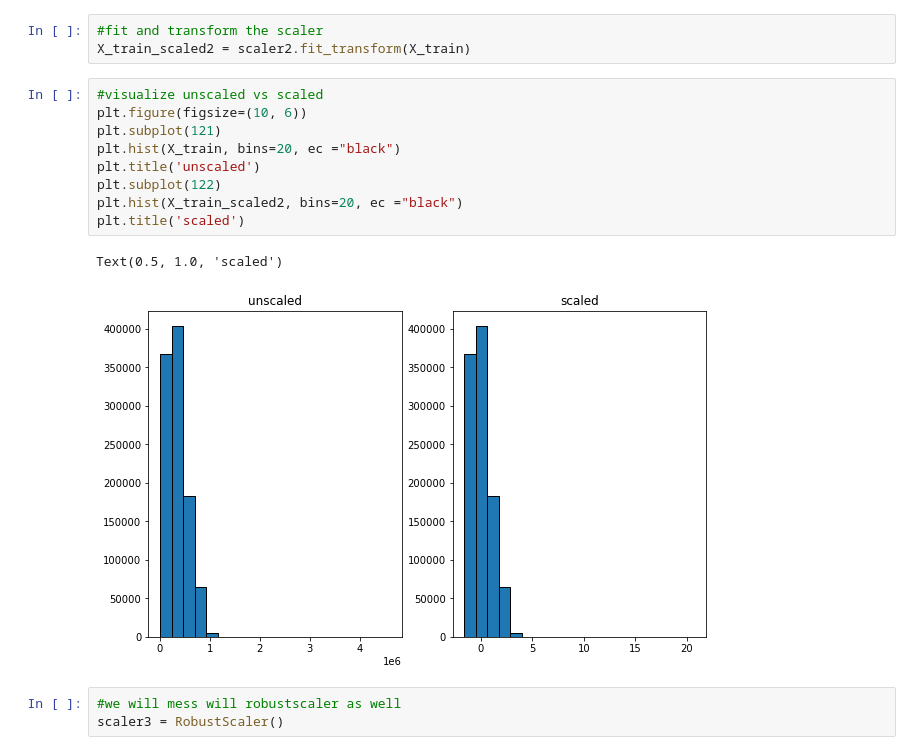
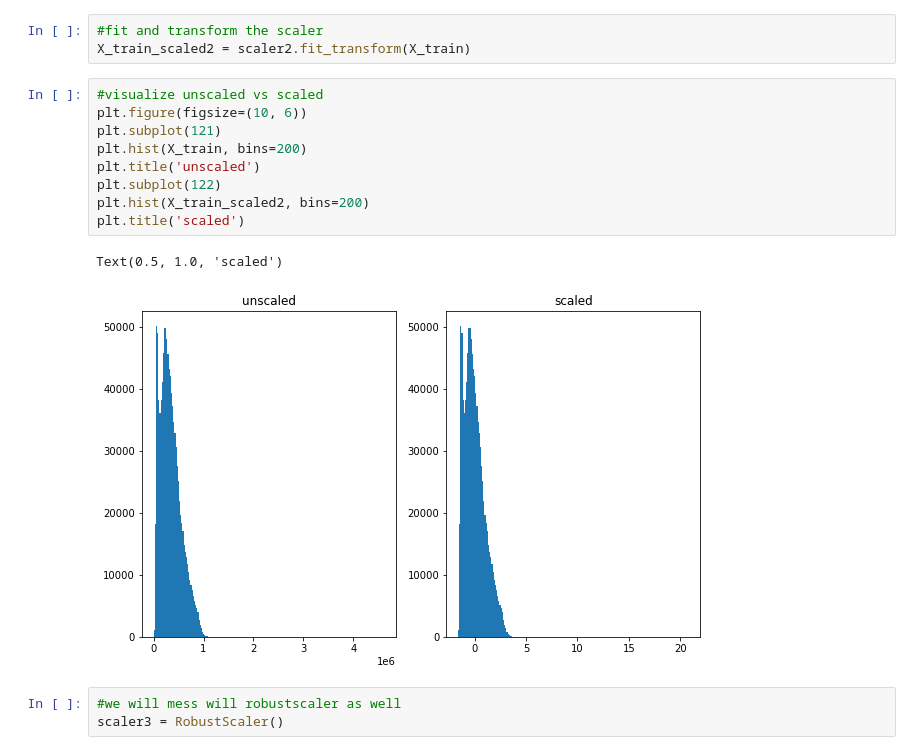
Before and after one commit to rajeshlamichhane04/regression-exercises, a Jupyter notebook: scaling.ipynb, the cells around one changed output. Cells and saved outputs as stored; diff of their text form.

```diff
--- a/scaling.ipynb
+++ b/scaling.ipynb
@@ -76,15 +76,15 @@ X_train_scaled2 = scaler2.fit_transform(X_train)
 # %%
 #visualize unscaled vs scaled
 plt.figure(figsize=(10, 6))
 plt.subplot(121)
-plt.hist(X_train, bins=20, ec ="black")
+plt.hist(X_train, bins=200)
 plt.title('unscaled')
 plt.subplot(122)
-plt.hist(X_train_scaled2, bins=20, ec ="black")
+plt.hist(X_train_scaled2, bins=200)
 plt.title('scaled')
 # %% [output]
 Text(0.5, 1.0, 'scaled')
-[figure, old version]
+[figure, new version]
 # %%
 #we will mess will robustscaler as well
 scaler3 = RobustScaler()
```
Also changed, not shown: parts of 16 cells of this notebook.
